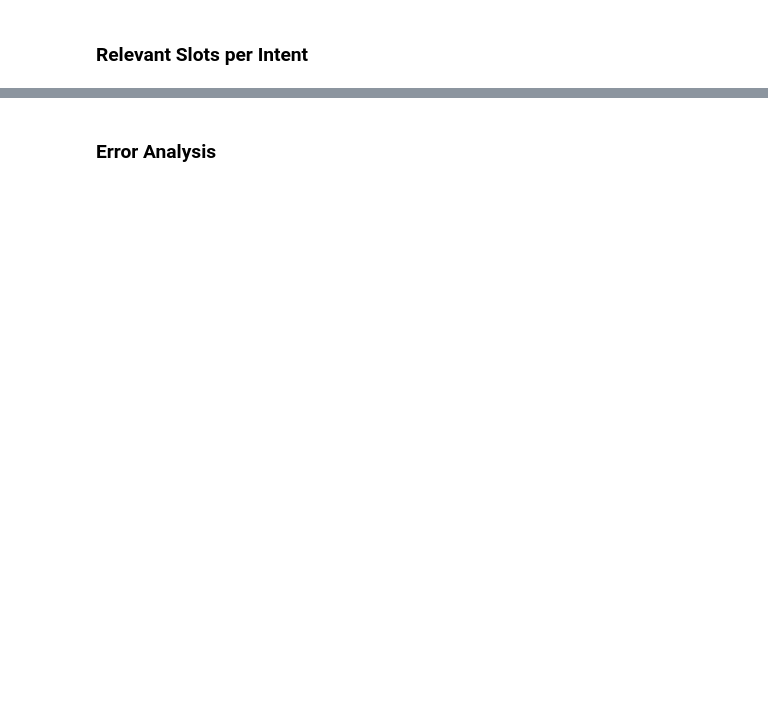
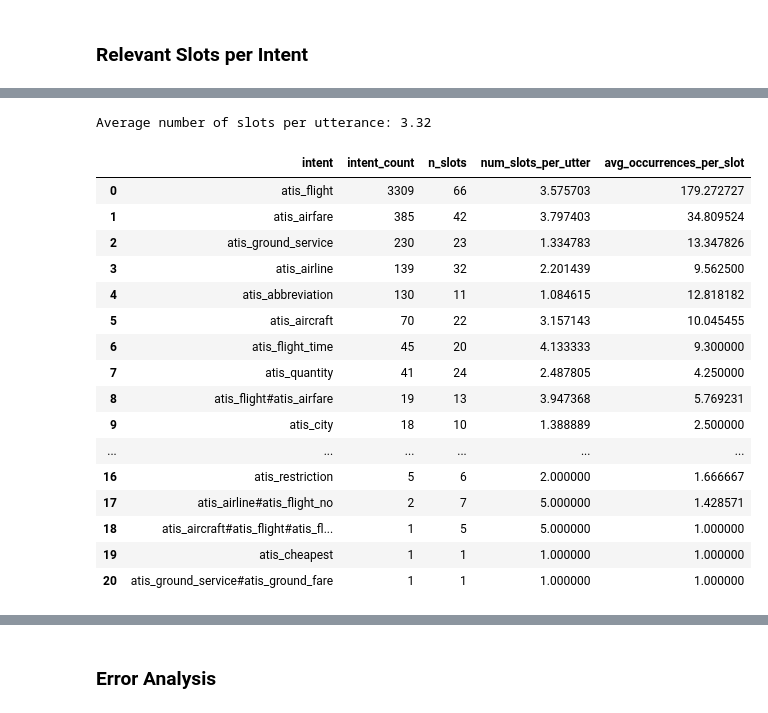
Before and after one commit to tassiasP/Intent_Recognition_and_Slot_Filling-using_BERT_and_Prompting, a Jupyter notebook: eda.ipynb, the cells around one changed output, grey strips where cells are left out. Saved outputs shown, nothing was run; the diff lists cells and outputs as text; code cells hidden in the pictures; blank space fills up the shorter version.

Commit message:
Expand data analysis.

```diff
--- a/eda.ipynb
+++ b/eda.ipynb
@@ -126,0 +159,39 @@ Number of unique slots of the dataset (excluding the Inside Tags!) = 39
+# %%
+avg_num_slots = df.slots.apply(lambda slots_lst: sum(1 for slot_label in slots_lst if slot_label.startswith('B-'))).values.mean()
+print(f"Average number of slots per utterance: {avg_num_slots :.2f}")
+# %% [output]
+Average number of slots per utterance: 3.32
+# %%
+df["num_slots"] = df.slots.apply(lambda slots_lst: sum(1 for slot_label in slots_lst if slot_label.startswith('B-')))
+grouped_df = df.groupby('intent').agg(num_slots_per_utter=('num_slots', 'mean'))
+grouped_df.reset_index()
+
+intent_count_df = pd.DataFrame(df.intent.value_counts().reset_index())
+intent_count_df.columns = ['intent', 'intent_count']
+
+merged_intent_slots_mapping_df = pd.merge(intent_count_df, intent_slots_mapping_df, on='intent')
+merged_intent_slots_mapping_df = pd.merge(merged_intent_slots_mapping_df, grouped_df, on='intent')
+
+merged_intent_slots_mapping_df['avg_occurrences_per_slot'] = merged_intent_slots_mapping_df.apply(
+    lambda row: row.intent_count * row.num_slots_per_utter / row.n_slots,
+    axis=1
+)
+merged_intent_slots_mapping_df
+# %% [output]
+|  | intent | intent_count | n_slots | num_slots_per_utter | avg_occurrences_per_slot |
+| 0 | atis_flight | 3309 | 66 | 3.575703 | 179.272727 |
+| 1 | atis_airfare | 385 | 42 | 3.797403 | 34.809524 |
+| 2 | atis_ground_service | 230 | 23 | 1.334783 | 13.347826 |
+| 3 | atis_airline | 139 | 32 | 2.201439 | 9.562500 |
+| 4 | atis_abbreviation | 130 | 11 | 1.084615 | 12.818182 |
+| 5 | atis_aircraft | 70 | 22 | 3.157143 | 10.045455 |
+| 6 | atis_flight_time | 45 | 20 | 4.133333 | 9.300000 |
+| 7 | atis_quantity | 41 | 24 | 2.487805 | 4.250000 |
+| 8 | atis_flight#atis_airfare | 19 | 13 | 3.947368 | 5.769231 |
+| 9 | atis_city | 18 | 10 | 1.388889 | 2.500000 |
+| ... | ... | ... | ... | ... | ... |
+| 16 | atis_restriction | 5 | 6 | 2.000000 | 1.666667 |
+| 17 | atis_airline#atis_flight_no | 2 | 7 | 5.000000 | 1.428571 |
+| 18 | atis_aircraft#atis_flight#atis_fl... | 1 | 5 | 5.000000 | 1.000000 |
+| 19 | atis_cheapest | 1 | 1 | 1.000000 | 1.000000 |
+| 20 | atis_ground_service#atis_ground_fare | 1 | 1 | 1.000000 | 1.000000 |
```
Also changed, not shown: parts of 18 cells of this notebook.
